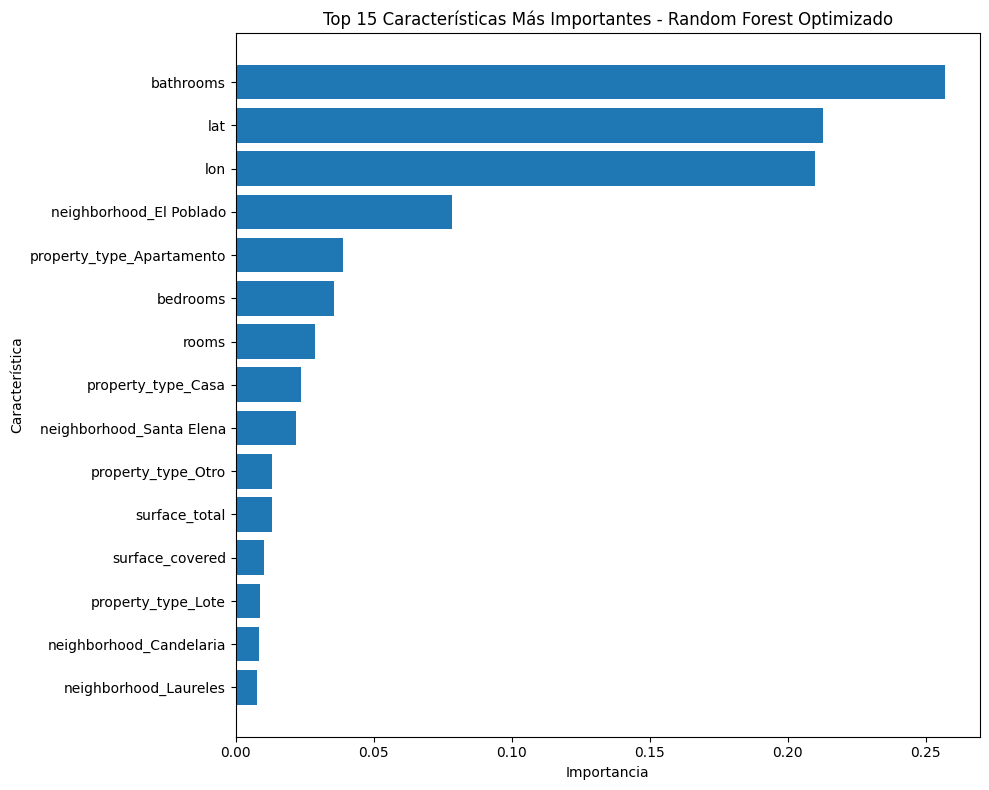
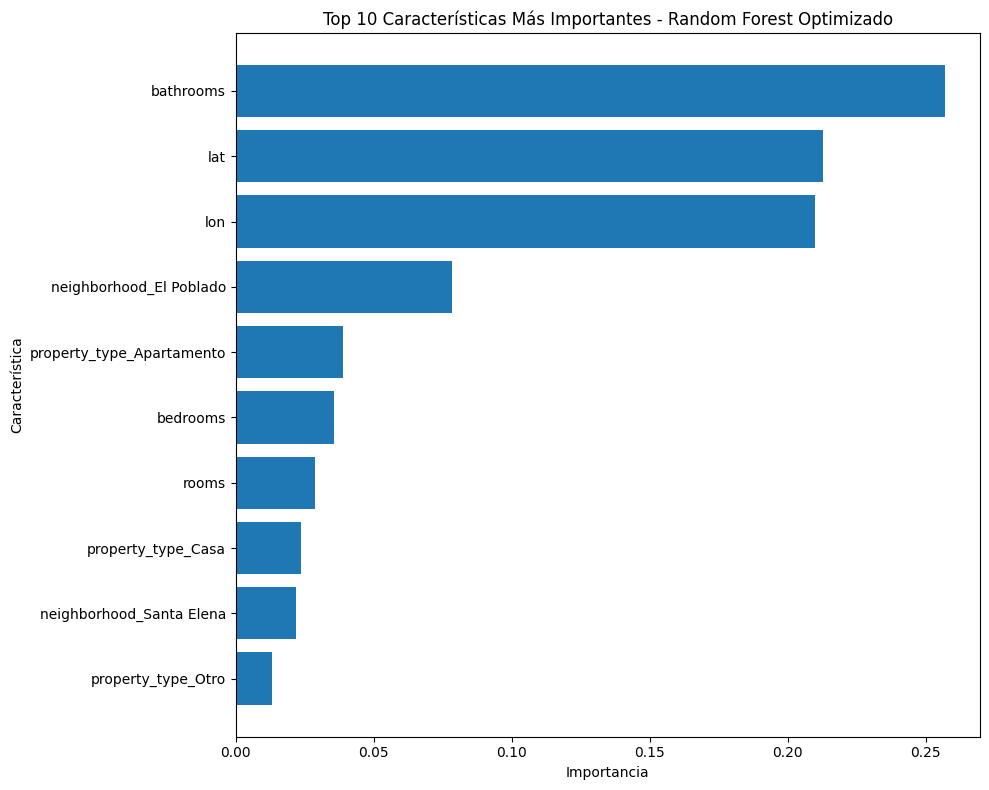
The change to this notebook cell's code, shown as a diff; its figure went from the first image to the second:
--- before
+++ after
@@ -18,15 +18,15 @@
 }).sort_values('Importance', ascending=False)
 
-print("Top 15 características más importantes:")
-print(importance_df.head(15).to_string(index=False))
+print("Top 10 características más importantes:")
+print(importance_df.head(10).to_string(index=False))
 
 
 plt.figure(figsize=(10, 8))
-top_features = importance_df.head(15)
+top_features = importance_df.head(10)
 plt.barh(range(len(top_features)), top_features['Importance'])
 plt.yticks(range(len(top_features)), top_features['Feature'])
 plt.xlabel('Importancia')
 plt.ylabel('Característica')
-plt.title('Top 15 Características Más Importantes - Random Forest Optimizado')
+plt.title('Top 10 Características Más Importantes - Random Forest Optimizado')
 plt.gca().invert_yaxis()
 plt.tight_layout()

Commit: feat: adding progress